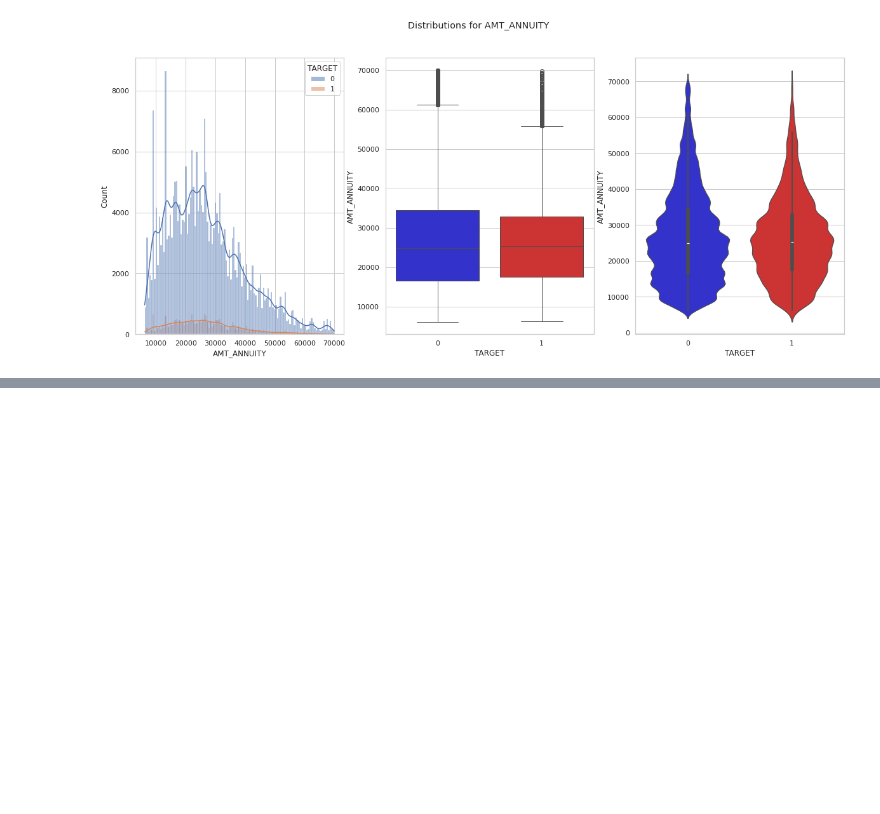
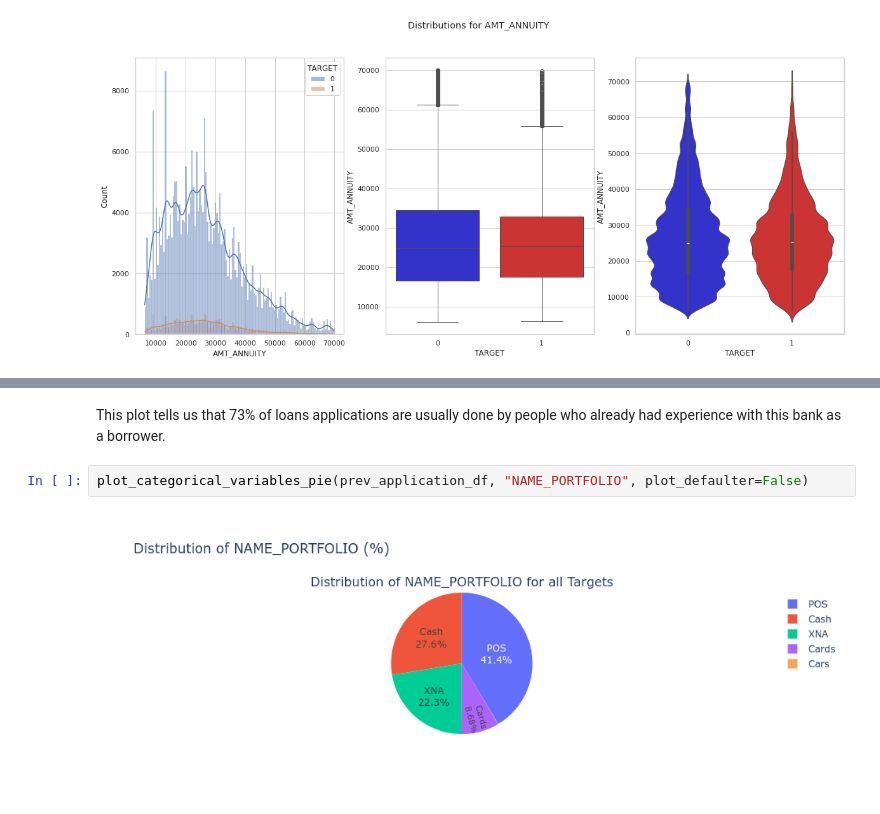
Before and after one commit to stanislavlia/msds_cred_scoring, a Jupyter notebook: EDA.ipynb, the cells around one changed output, grey strips where cells are left out. Saved outputs shown, nothing was run; the diff lists cells and outputs as text; blank space fills up the shorter version.

```diff
--- a/EDA.ipynb
+++ b/EDA.ipynb
@@ -763,0 +779,6 @@ plot_continuous_variables(application_train_df, "YEARS_EMPLOYED", plots=["distpl
+# %% [markdown]
+This plot tells us that 73% of loans applications are usually done by people who already had experience with this bank as a borrower.
+# %%
+plot_categorical_variables_pie(prev_application_df, "NAME_PORTFOLIO", plot_defaulter=False)
+# %% [output]
+[figure, added]
```
Also changed, not shown: parts of 20 cells of this notebook.
